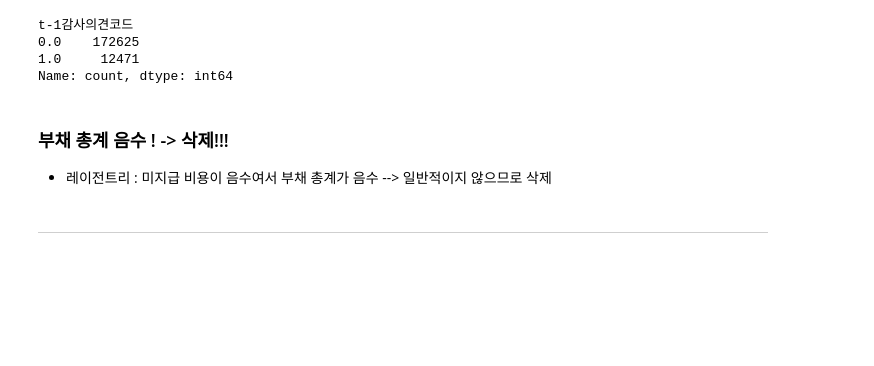
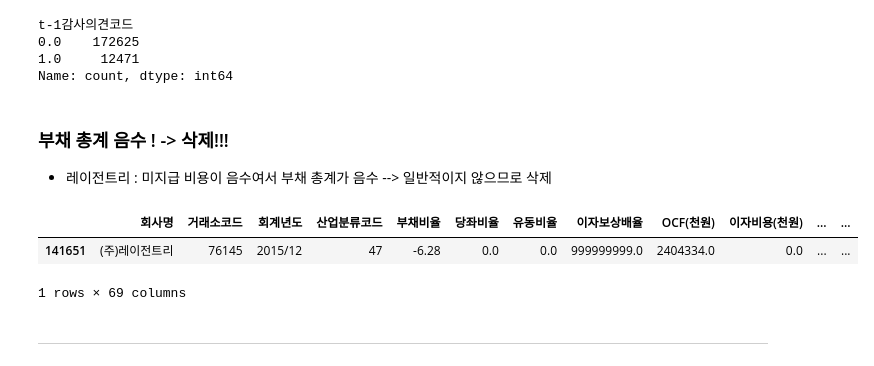
Before and after one commit to youngsang114/Project_2, a Jupyter notebook: 전처리/4.EDA,파생변수_외감.ipynb, the cells around one changed output. Cells and saved outputs as stored; diff of their text form; code cells hidden in the pictures; blank space fills up the shorter version.

```diff
--- a/전처리/4.EDA,파생변수_외감.ipynb
+++ b/전처리/4.EDA,파생변수_외감.ipynb
@@ -496,8 +488,8 @@ df=df[~(df['자산총계(천원)']==0)]
 df=df[~(df['자산총계(천원)']<0)]
 # %%
 # pd.set_option('display.max_seq_item',None)
-pd.reset_option('display.max_rows', None)
-pd.reset_option('display.max_columns', None)
-pd.reset_option('display.width', None)
+pd.set_option('display.max_rows', None)
+pd.set_option('display.max_columns', None)
+pd.set_option('display.width', None)
 df.isna().sum()
 # %% [output]
@@ -694 +710,7 @@ Name: count, dtype: int64
+# %%
+df[df['부채총계(천원)']<0]
+# %% [output]
+|  | 회사명 | 거래소코드 | 회계년도 | 산업분류코드 | 부채비율 | 당좌비율 | 유동비율 | 이자보상배율 | OCF(천원) | 이자비용(천원) | ... | ... |
+| 141651 | (주)레이전트리 | 76145 | 2015/12 | 47 | -6.28 | 0.0 | 0.0 | 999999999.0 | 2404334.0 | 0.0 | ... | ... |
+1 rows × 69 columns
 # %%
```
Also changed, not shown: parts of 30 cells of this notebook, 4 other files.
